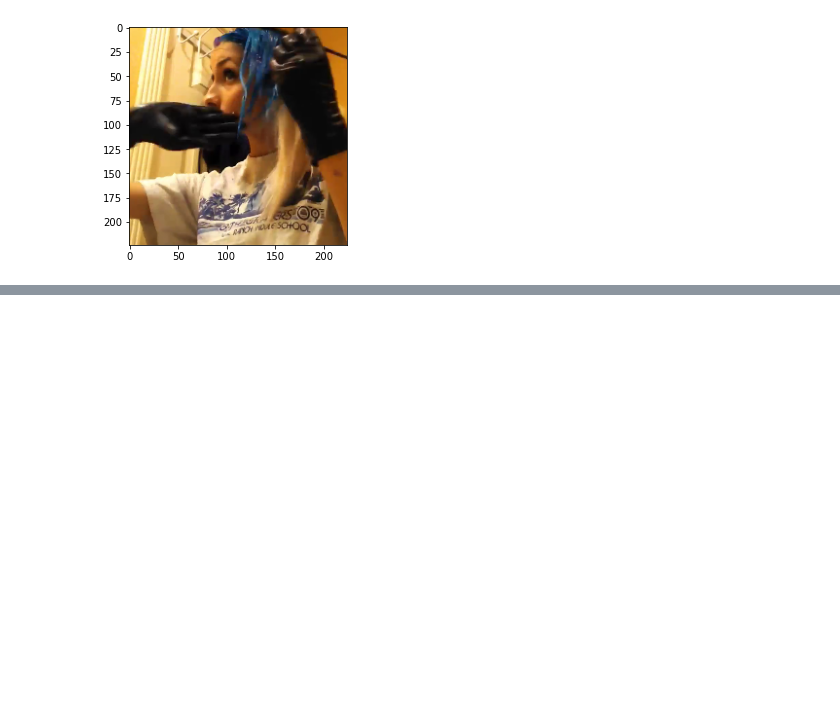
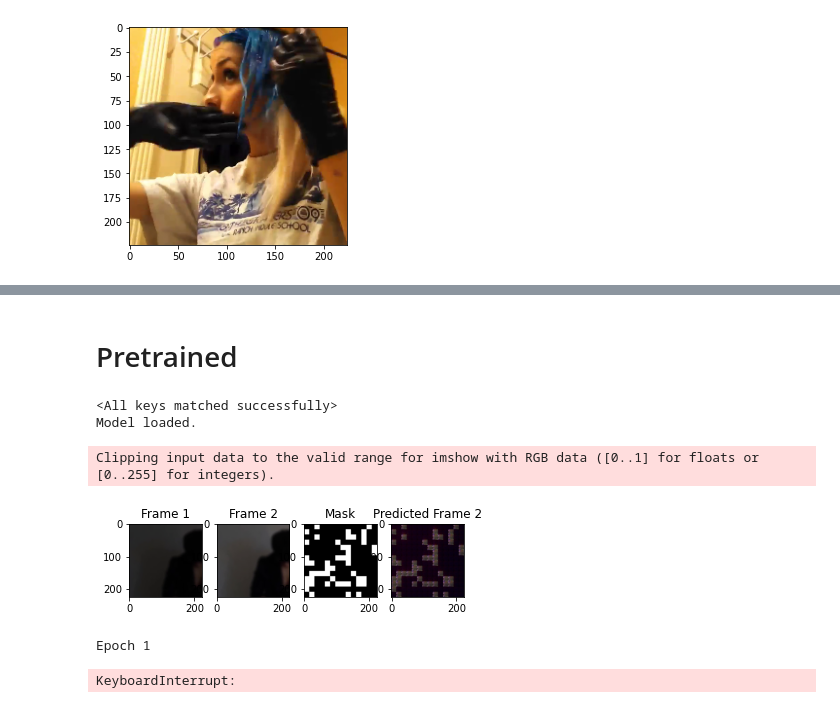
Before and after one commit to eleander/SiamMAE, a Jupyter notebook: SiamMAE.ipynb, the cells around one changed output, grey strips where cells are left out. Cells and saved outputs as stored; diff of their text form; code cells hidden in the pictures; blank space fills up the shorter version.

```diff
--- a/SiamMAE.ipynb
+++ b/SiamMAE.ipynb
@@ -226,0 +229,40 @@ Clipping input data to the valid range for imshow with RGB data ([0..1] for floa
+# %% [markdown]
+# Pretrained
+# %%
+from mae import models_mae
+def prepare_model(chkpt_dir, arch='mae_vit_base_patch16'):
+    # build model
+    model = getattr(models_mae, arch)()
+    # load model
+    checkpoint = torch.load(chkpt_dir, map_location='cpu')
+    msg = model.load_state_dict(checkpoint['model'], strict=False)
+    print(msg)
+    return model
+# %%
+import requests
+import os
+model_url = "https://dl.fbaipublicfiles.com/mae/visualize/mae_visualize_vit_base.pth"
+
+chkpt_dir = 'checkpoints/mae_pretrained.pth'
+os.makedirs(os.path.dirname(chkpt_dir), exist_ok=True)
+
+if not os.path.exists(chkpt_dir):
+    r = requests.get(model_url)
+    with open(chkpt_dir, 'wb') as f:
+        f.write(r.content)
+# %%
+pretrained_mae = prepare_model(chkpt_dir, 'mae_vit_base_patch16').to(device)
+mae = mae_vit_base_patch16().to(device)
+print('Model loaded.')
+# %% [output]
+<All keys matched successfully>
+Model loaded.
+# %%
+siam_pretrained = SiamMAE(mae, pretrained_mae).to(device)
+# %%
+train(siam_pretrained, data_loader, prefix="pretrained_", epochs=100)
+# %% [output]
+Clipping input data to the valid range for imshow with RGB data ([0..1] for floats or [0..255] for integers).
+[figure, added]
+Epoch 1
+KeyboardInterrupt:
```
Also changed, not shown: parts of 9 cells of this notebook.
